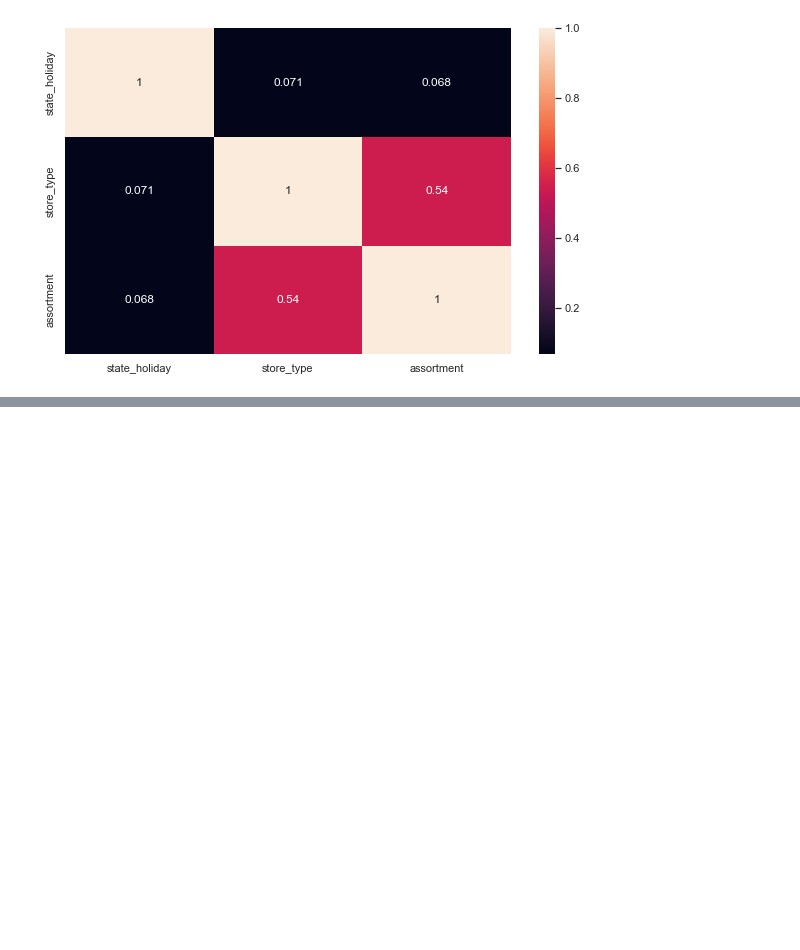
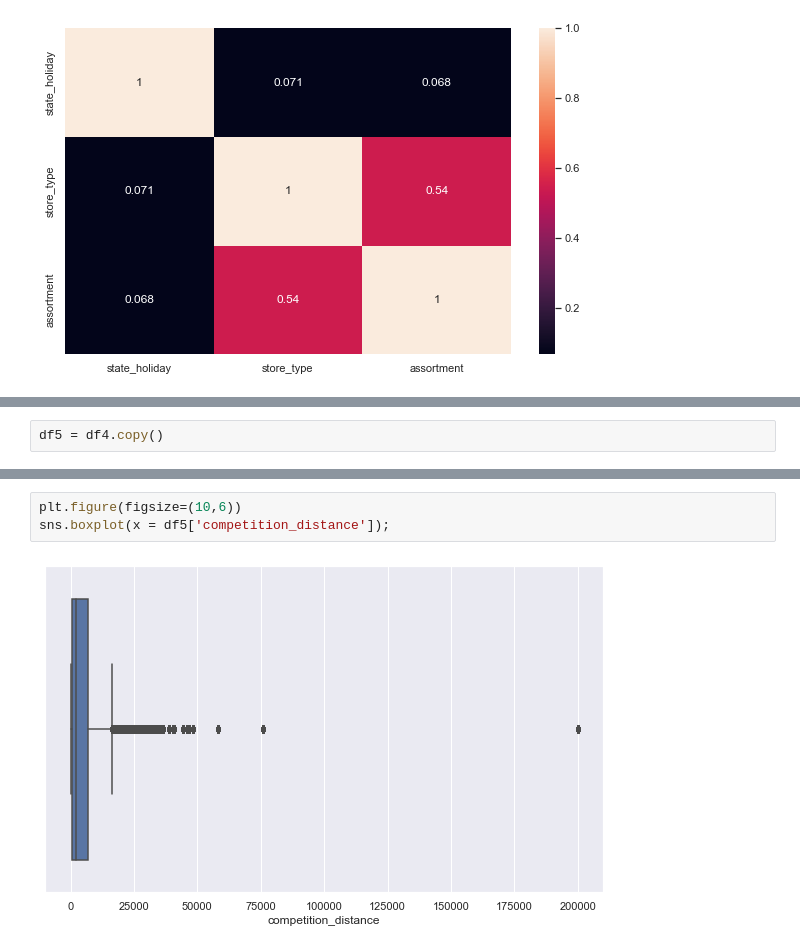
Before and after one commit to NaylsonS/rossman-store-sales, a Jupyter notebook: m02_v01_store_sales_prediction.ipynb, the cells around one changed output, grey strips where cells are left out. Saved outputs shown, nothing was run; the diff lists cells and outputs as text; blank space fills up the shorter version.

```diff
--- a/m02_v01_store_sales_prediction.ipynb
+++ b/m02_v01_store_sales_prediction.ipynb
@@ -752,0 +756,2 @@ sns.heatmap( d, annot=True )
+# %%
+df5 = df4.copy()
@@ -752,0 +773,5 @@ sns.heatmap( d, annot=True )
+# %%
+plt.figure(figsize=(10,6))
+sns.boxplot(x = df5['competition_distance']);
+# %% [output]
+[figure, added]
```
Also changed, not shown: parts of 24 cells of this notebook.
